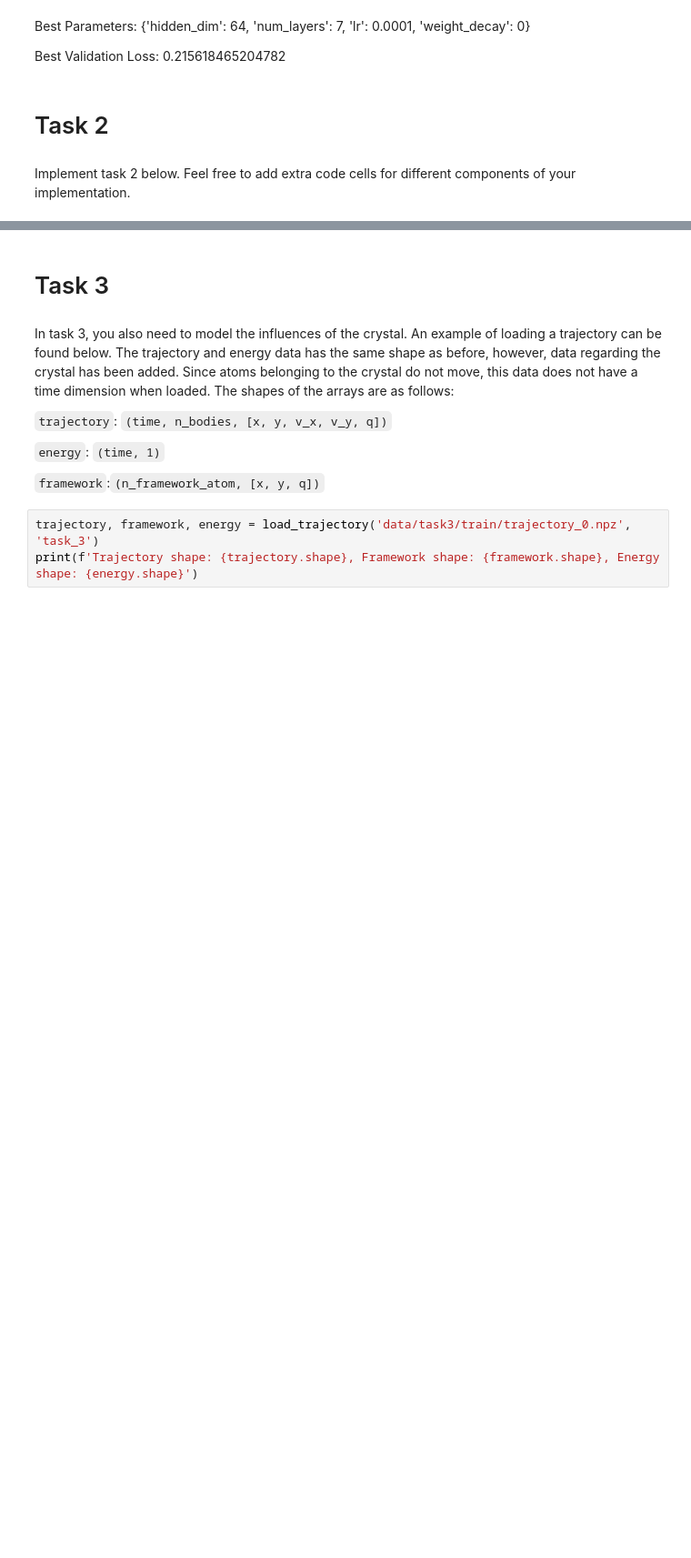
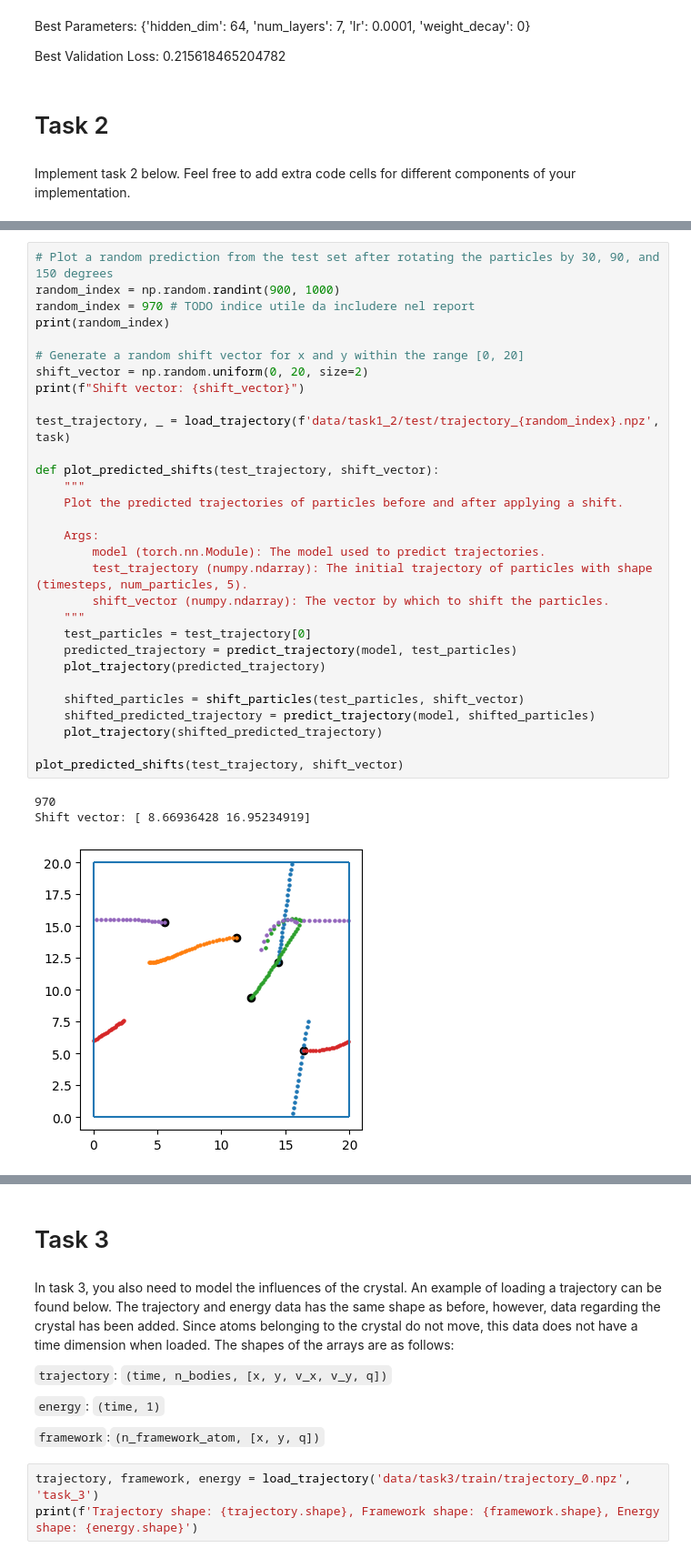
Before and after one commit to francescobrescia-tue/DeepLearningAssignment2, a Jupyter notebook: Assignment_2_Group_6 copy.ipynb, the cells around one changed output, grey strips where cells are left out. Shown at 91% size. Drawn from its saved outputs; the diff is of its cells as text; blank space fills up the shorter version.

```diff
--- a/Assignment_2_Group_6 copy.ipynb
+++ b/Assignment_2_Group_6 copy.ipynb
@@ -1435,0 +1871,34 @@ plot_trajectory(trajectory, task)
+# %%
+# Plot a random prediction from the test set after rotating the particles by 30, 90, and 150 degrees
+random_index = np.random.randint(900, 1000)
+random_index = 970 # TODO indice utile da includere nel report
+print(random_index)
+
+# Generate a random shift vector for x and y within the range [0, 20]
+shift_vector = np.random.uniform(0, 20, size=2)
+print(f"Shift vector: {shift_vector}")
+
+test_trajectory, _ = load_trajectory(f'data/task1_2/test/trajectory_{random_index}.npz', task)
+
+def plot_predicted_shifts(test_trajectory, shift_vector):
+    """
+    Plot the predicted trajectories of particles before and after applying a shift.
+
+    Args:
+        model (torch.nn.Module): The model used to predict trajectories.
+        test_trajectory (numpy.ndarray): The initial trajectory of particles with shape (timesteps, num_particles, 5).
+        shift_vector (numpy.ndarray): The vector by which to shift the particles.
+    """
+    test_particles = test_trajectory[0]
+    predicted_trajectory = predict_trajectory(model, test_particles)
+    plot_trajectory(predicted_trajectory)
+
+    shifted_particles = shift_particles(test_particles, shift_vector)
+    shifted_predicted_trajectory = predict_trajectory(model, shifted_particles)
+    plot_trajectory(shifted_predicted_trajectory)
+
+plot_predicted_shifts(test_trajectory, shift_vector)
+# %% [output]
+970
+Shift vector: [ 8.66936428 16.95234919]
+[figure, added]
```
Also changed, not shown: parts of 52 cells of this notebook, 5 other files.
